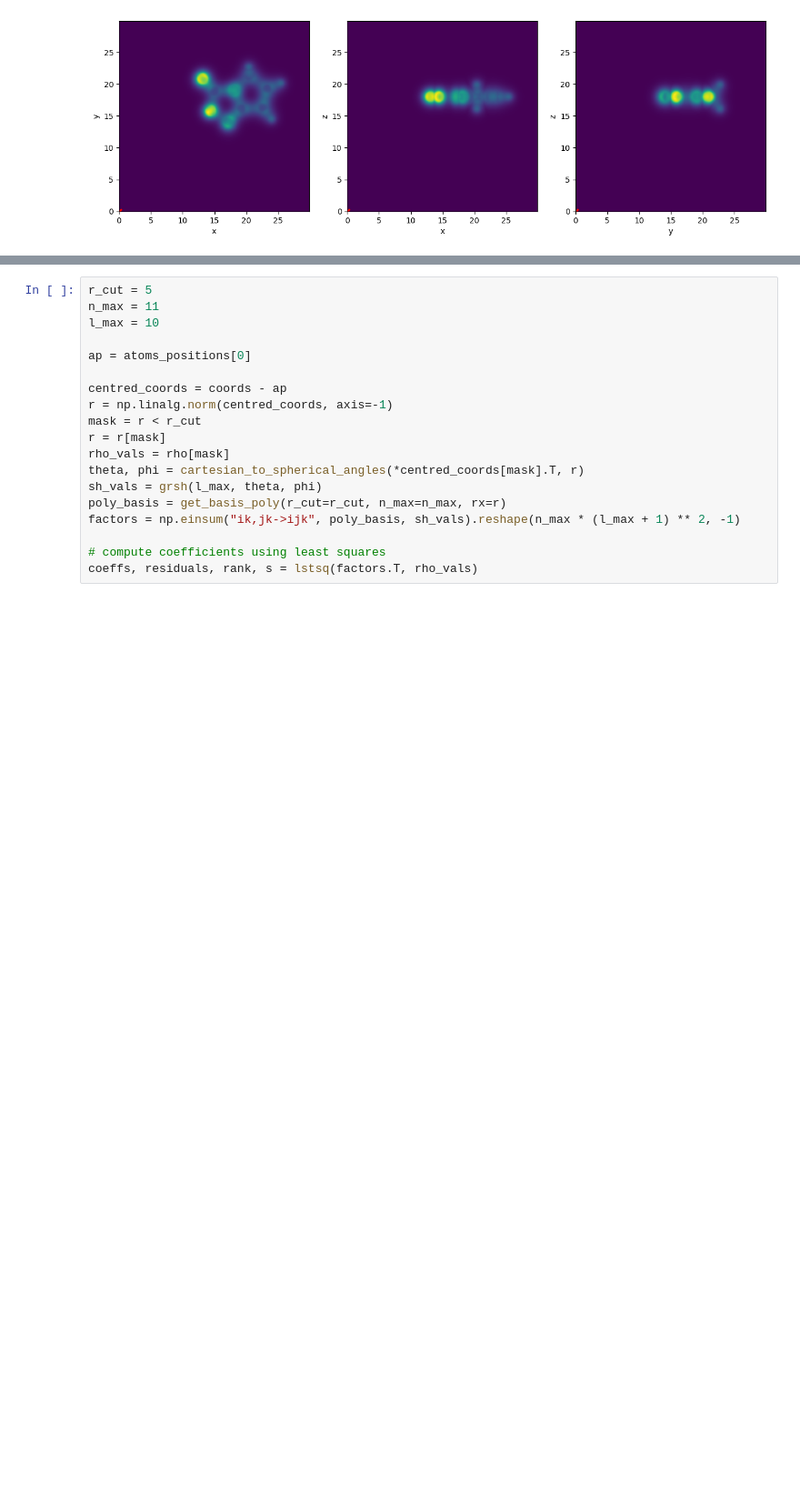
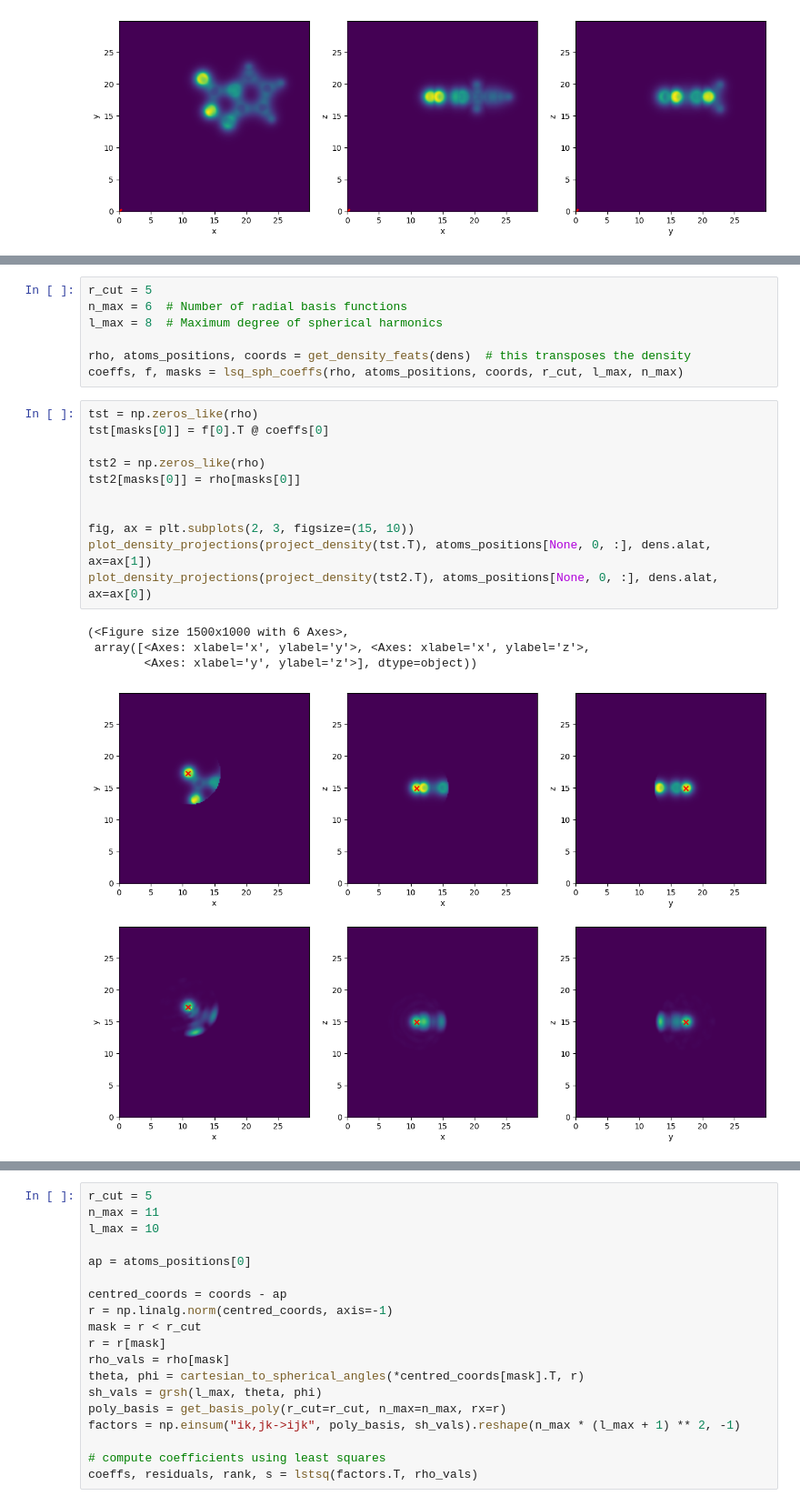
Before and after one commit to pujaltes/qe_density, a Jupyter notebook: test_2.ipynb, the cells around one changed output, grey strips where cells are left out. Shown at 91% size. Cells and saved outputs as stored; diff of their text form; blank space fills up the shorter version.

```diff
--- a/test_2.ipynb
+++ b/test_2.ipynb
@@ -36,0 +77,23 @@ rho, atoms_positions, coords = get_density_feats(dens)
+# %%
+r_cut = 5
+n_max = 6  # Number of radial basis functions
+l_max = 8  # Maximum degree of spherical harmonics
+
+rho, atoms_positions, coords = get_density_feats(dens)  # this transposes the density
+coeffs, f, masks = lsq_sph_coeffs(rho, atoms_positions, coords, r_cut, l_max, n_max)
+# %%
+tst = np.zeros_like(rho)
+tst[masks[0]] = f[0].T @ coeffs[0]
+
+tst2 = np.zeros_like(rho)
+tst2[masks[0]] = rho[masks[0]]
+
+
+fig, ax = plt.subplots(2, 3, figsize=(15, 10))
+plot_density_projections(project_density(tst.T), atoms_positions[None, 0, :], dens.alat, ax=ax[1])
+plot_density_projections(project_density(tst2.T), atoms_positions[None, 0, :], dens.alat, ax=ax[0])
+# %% [output]
+(<Figure size 1500x1000 with 6 Axes>,
+ array([<Axes: xlabel='x', ylabel='y'>, <Axes: xlabel='x', ylabel='z'>,
+        <Axes: xlabel='y', ylabel='z'>], dtype=object))
+[figure, added]
```
Also changed, not shown: parts of 12 cells of this notebook.
